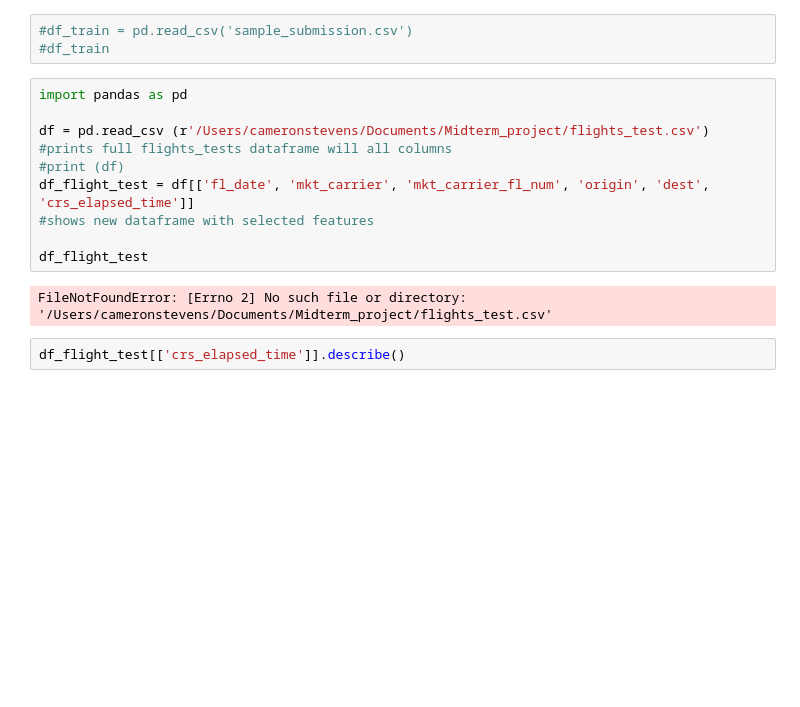
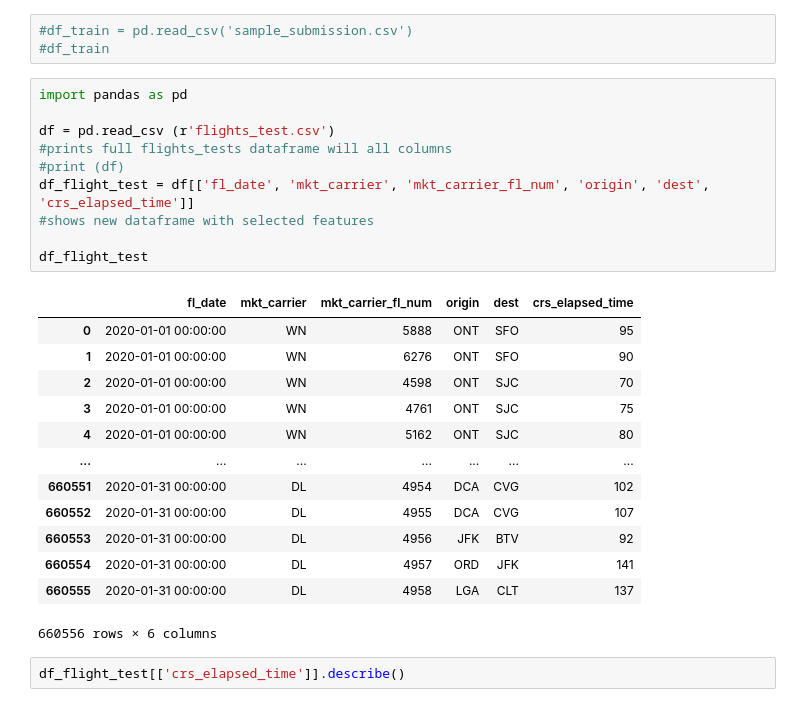
Before and after one commit to CamStevens15/Flight_Prediction_project, a Jupyter notebook: exploratory_analysis.ipynb, the cells around one changed output. Saved outputs shown, nothing was run; the diff lists cells and outputs as text; blank space fills up the shorter version.

```diff
--- a/exploratory_analysis.ipynb
+++ b/exploratory_analysis.ipynb
@@ -22,15 +22,27 @@ warnings.filterwarnings('ignore')
 # %%
 import pandas as pd
 
-df = pd.read_csv (r'/Users/cameronstevens/Documents/Midterm_project/flights_test.csv')
+df = pd.read_csv (r'flights_test.csv')
 #prints full flights_tests dataframe will all columns
 #print (df)
 df_flight_test = df[['fl_date', 'mkt_carrier', 'mkt_carrier_fl_num', 'origin', 'dest', 'crs_elapsed_time']]
 #shows new dataframe with selected features
 
 df_flight_test
 # %% [output]
+|  | fl_date | mkt_carrier | mkt_carrier_fl_num | origin | dest | crs_elapsed_time |
+| 0 | 2020-01-01 00:00:00 | WN | 5888 | ONT | SFO | 95 |
+| 1 | 2020-01-01 00:00:00 | WN | 6276 | ONT | SFO | 90 |
+| 2 | 2020-01-01 00:00:00 | WN | 4598 | ONT | SJC | 70 |
+| 3 | 2020-01-01 00:00:00 | WN | 4761 | ONT | SJC | 75 |
+| 4 | 2020-01-01 00:00:00 | WN | 5162 | ONT | SJC | 80 |
+| ... | ... | ... | ... | ... | ... | ... |
+| 660551 | 2020-01-31 00:00:00 | DL | 4954 | DCA | CVG | 102 |
+| 660552 | 2020-01-31 00:00:00 | DL | 4955 | DCA | CVG | 107 |
+| 660553 | 2020-01-31 00:00:00 | DL | 4956 | JFK | BTV | 92 |
+| 660554 | 2020-01-31 00:00:00 | DL | 4957 | ORD | JFK | 141 |
+| 660555 | 2020-01-31 00:00:00 | DL | 4958 | LGA | CLT | 137 |
-FileNotFoundError: [Errno 2] No such file or directory: '/Users/cameronstevens/Documents/Midterm_project/flights_test.csv'
+660556 rows × 6 columns
 # %%
 df_flight_test[['crs_elapsed_time']].describe()
 # %% [output]
```
Also changed, not shown: 1 other file.
